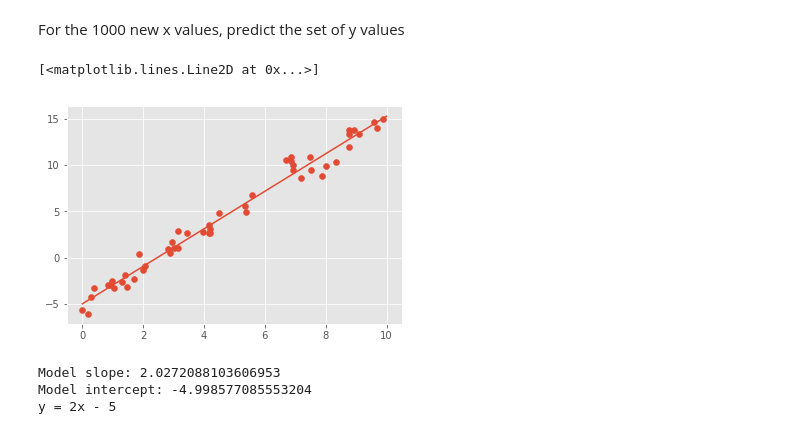
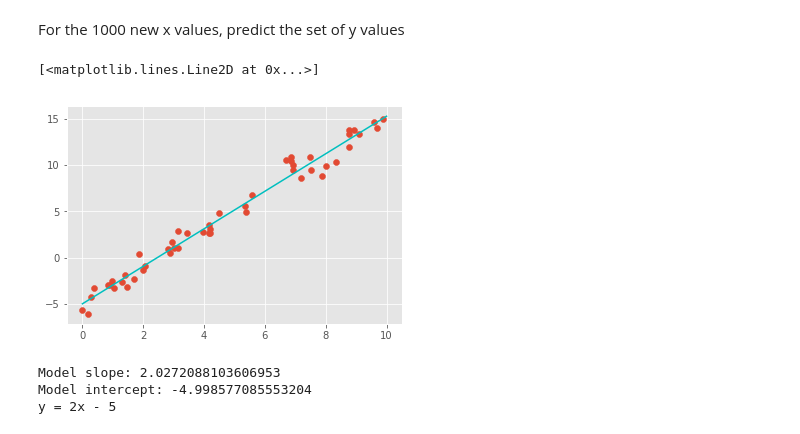
Before and after one commit to youngsoul/supervised-machine-learning-with-scikit-learn, a Jupyter notebook: SupervisedLearningWithScikitLearn.ipynb, the cells around one changed output. Saved outputs shown, nothing was run; the diff lists cells and outputs as text; code cells hidden in the pictures.

```diff
--- a/SupervisedLearningWithScikitLearn.ipynb
+++ b/SupervisedLearningWithScikitLearn.ipynb
@@ -612,10 +644,10 @@ y_predicted = linear_regression_model.predict(x_input_series)
 # %%
 plt.scatter(x,y)
 # plot a line of all of the predicted 'y' values from the 1000 'x' values provided to the model
-plt.plot(x_input_series, y_predicted)
+plt.plot(x_input_series, y_predicted, c='c')
 # %% [output]
 [<matplotlib.lines.Line2D at 0x...>]
-[figure, old version]
+[figure, new version]
 # %%
 print(f"Model slope: {linear_regression_model.coef_[0]}")
 print(f"Model intercept: {linear_regression_model.intercept_}")
```
Also changed, not shown: parts of 34 cells of this notebook, 1 other file.
